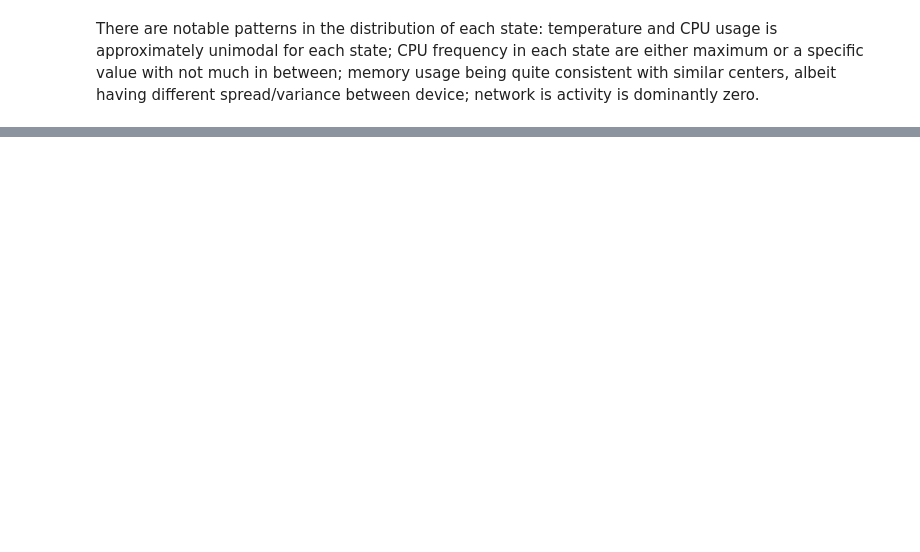
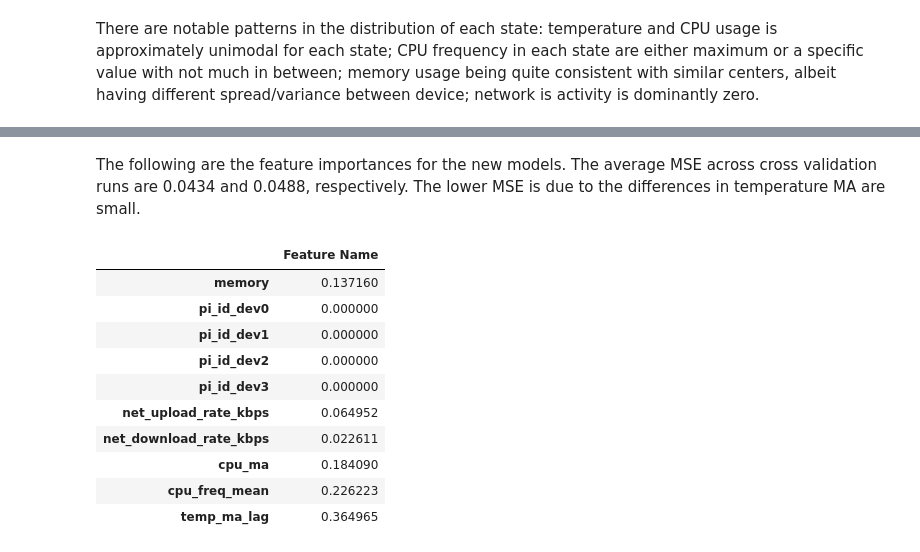
Before and after one commit to CuriousChum/jsc370, a Jupyter notebook: final_report.ipynb, the cells around one changed output, grey strips where cells are left out. Drawn from its saved outputs; the diff is of its cells as text; code cells hidden in the pictures; blank space fills up the shorter version.

```diff
--- a/final_report.ipynb
+++ b/final_report.ipynb
@@ -380,0 +552,2 @@ for mse_ in mse_part:
+# %%
+y = df_model["temp_ma_diff"]
@@ -380,0 +602,18 @@ for mse_ in mse_part:
+# %% [markdown]
+The following are the feature importances for the new models. The average MSE across cross validation runs are 0.0434 and 0.0488, respectively. The lower MSE is due to the differences in temperature MA are small.
+# %%
+pd.DataFrame(xgb_mod_.feature_importances_,
+             columns=["Feature Name"],
+             index=xgb_mod.feature_names_in_)
+# %% [output]
+|  | Feature Name |
+| memory | 0.137160 |
+| pi_id_dev0 | 0.000000 |
+| pi_id_dev1 | 0.000000 |
+| pi_id_dev2 | 0.000000 |
+| pi_id_dev3 | 0.000000 |
+| net_upload_rate_kbps | 0.064952 |
+| net_download_rate_kbps | 0.022611 |
+| cpu_ma | 0.184090 |
+| cpu_freq_mean | 0.226223 |
+| temp_ma_lag | 0.364965 |
```
Also changed, not shown: parts of 36 cells of this notebook, 11 other files.
